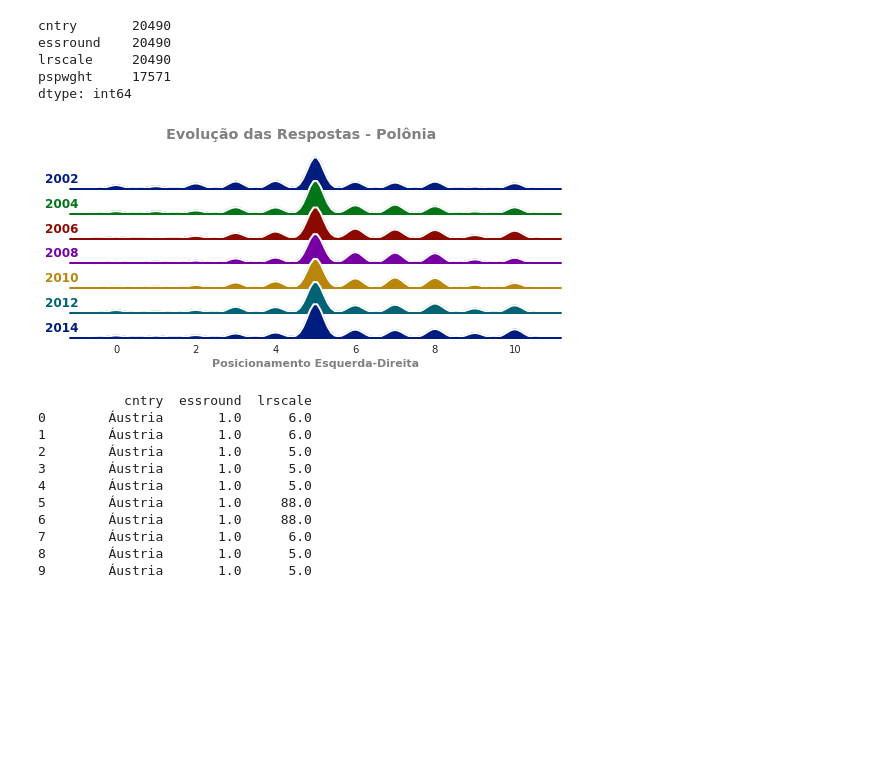
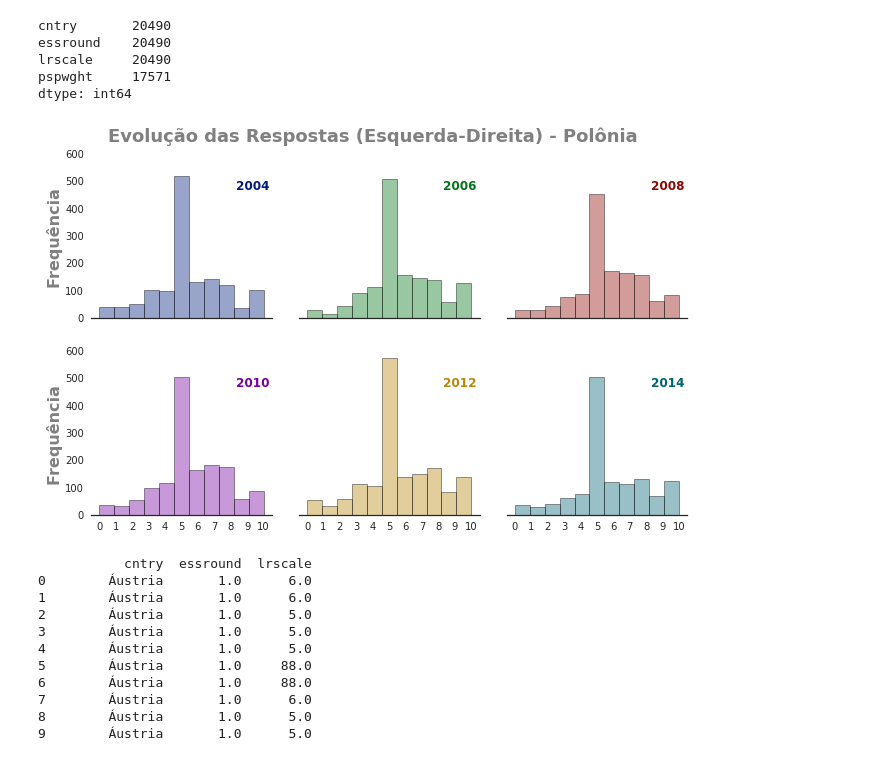
Before and after one commit to marcelovmaciel/Projeto, a Jupyter notebook: data-analysis/02-loadall_ess.ipynb, the cells around one changed output. Drawn from its saved outputs; the diff is of its cells as text; code cells hidden in the pictures; blank space fills up the shorter version.

```diff
--- a/data-analysis/02-loadall_ess.ipynb
+++ b/data-analysis/02-loadall_ess.ipynb
@@ -24,10 +24,6 @@ def return_ideos(x,cols,var):
     #ideo = ideo.loc[(ideo["país"] != "Italy") & (ideo["país"] != "Czech Republic")]
 
     return ideo
-
-
-
-
 
 
 
@@ -60,9 +56,9 @@ All countries plot for a year of the ESS
 
 
     g = (sns.FacetGrid(df,col = facet_col, col_wrap = 5)
-         .map(sns.distplot, map_val,hist = False, kde_kws={"shade": True})
+         .map(sns.distplot,"lrscale", kde = False, bins = 11, hist_kws=dict(edgecolor="k", linewidth=1))
          .set_titles("{col_name}")
-         .set_ylabels("Densidade")
+         .set_ylabels("Frequência")
          .set_xlabels("Posicionamento Esquerda-direita")
          .fig.subplots_adjust(hspace = 0.5))
 
@@ -157,7 +153,7 @@ ideo_2012 = return_ideos(ess2012,["cntry", "essround", "lrscale", "pspwght"], "l
 
 ideo_2014 = return_ideos(ess2014,["cntry", "essround", "lrscale", "pspwght"], "lrscale")
 # %%
-frames = [ideo_2002, ideo_2004, ideo_2006, ideo_2008, ideo_2010, ideo_2012, ideo_2014]
+frames = [ ideo_2004, ideo_2006, ideo_2008, ideo_2010, ideo_2012, ideo_2014]
 
 result = pd.concat(frames)
 
@@ -167,6 +163,7 @@ def return_valids(x,bound = 10 , var = "lrscale"):
 
 
 
+
 #uk_ideo = result.loc[result.cntry == "Reino Unido"]
 #valid_uk_ideo = uk_ideo.loc[uk_ideo["lrscale"] <= 10.0]
 
@@ -182,50 +181,48 @@ lrscale     20490
 pspwght     17571
 dtype: int64
 # %%
-def evolution_plot(df,facet_row,cntry,var,xlabel):
-    title = "Evolução das Respostas - {} ".format(cntry)
+def evolution_plot(df,facet_row,cntry,var,varname):
+    sns.set(font_scale=5)
+    title = "Evolução das Respostas ({}) - {} ".format(varname, cntry)
 
 
     cntry_ideo = df.loc[df.cntry == cntry]
     valid_cntry_ideo = cntry_ideo.loc[cntry_ideo[var] <= 10.0]
 
 
 
 
     sns.set(style="white", rc={"axes.facecolor": (0, 0, 0, 0)})
     # Initialize the FacetGrid object
     pal = sns.cubehelix_palette(10, rot=-.25, light=.7)
-    g = sns.FacetGrid(valid_cntry_ideo, row= facet_row, hue= facet_row, aspect=15, size=.5, palette="dark")
+    g = sns.FacetGrid(valid_cntry_ideo, col= facet_row, hue= facet_row, palette="dark", col_wrap = 3)
 
     # Draw the densities in a few steps
-    g.map(sns.kdeplot, var, clip_on=False, shade=True, alpha=1, lw=1.5, bw=.2)
-    g.map(sns.kdeplot, var, clip_on=False, color="w", lw=2, bw=.2)
-    g.map(plt.axhline, y=0, lw=2, clip_on=False)
+    g.map(sns.distplot, var, kde = False, bins = 11, hist_kws=dict(edgecolor="k", linewidth=1))
+
+
+
 
 
     # Define and use a simple function to label the plot in axes coordinates
     def label(x, color, label):
         ax = plt.gca()
-        ax.text(-0.05, .3, label, fontweight="bold", color=color,
+        ax.text(0.8, 0.8, label, fontweight="bold", color=color,
                         ha="left",va="center",  transform=ax.transAxes)
 
     g.map(label, var)
-    g.set_xlabels(xlabel,fontweight= "bold", color = "gray")
-    # Set the subplots to overlap
-    g.fig.subplots_adjust(hspace=-.25)
+    g.set_xlabels("")
+    g.set_ylabels("Frequência", fontweight= "bold", color = "gray", fontsize = 16)
+    g.set_titles("")
+    g.despine(bottom=False, left=True)
+    g.set(xticks= range(11))
+    g.fig.subplots_adjust(wspace=.15, hspace = 0.2)
+    plt.suptitle(title, y = 1,  color = "gray", fontweight= "bold", fontsize = 18)
+    plt.savefig("ess_{}_plots.pdf".format(cntry), dpi = 250, bbox_inches='tight')
 
-    # Remove axes details that don't play will with overlap
-    g.set_titles("")
-    g.set(yticks=[])
-    g.despine(bottom=True, left=True)
-    plt.suptitle(title, y = 1.01,  color = "gray", fontweight= "bold")
-    plt.savefig("ess_{}_plots.pdf".format(cntry), bbox_inches='tight',\
-                                                  pad_inches=0.2, dpi = 250)
-
-
-evolution_plot(result,facet_row = "essround",  cntry = "Polônia",var = "lrscale", xlabel = "Posicionamento Esquerda-Direita")
+evolution_plot(result,facet_row = "essround",  cntry = "Polônia",var = "lrscale", varname = "Esquerda-Direita")
 # %% [output]
-[figure, old version]
+[figure, new version]
 # %%
 ideo_2002
 # %% [output]
```
Also changed, not shown: parts of 5 cells of this notebook, 1 other file.
